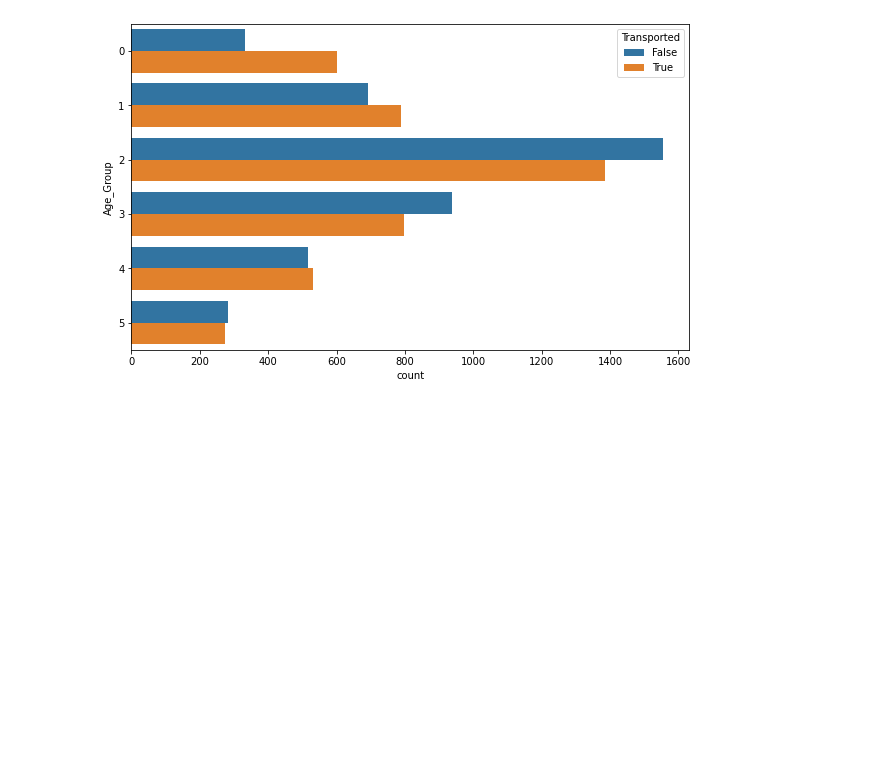
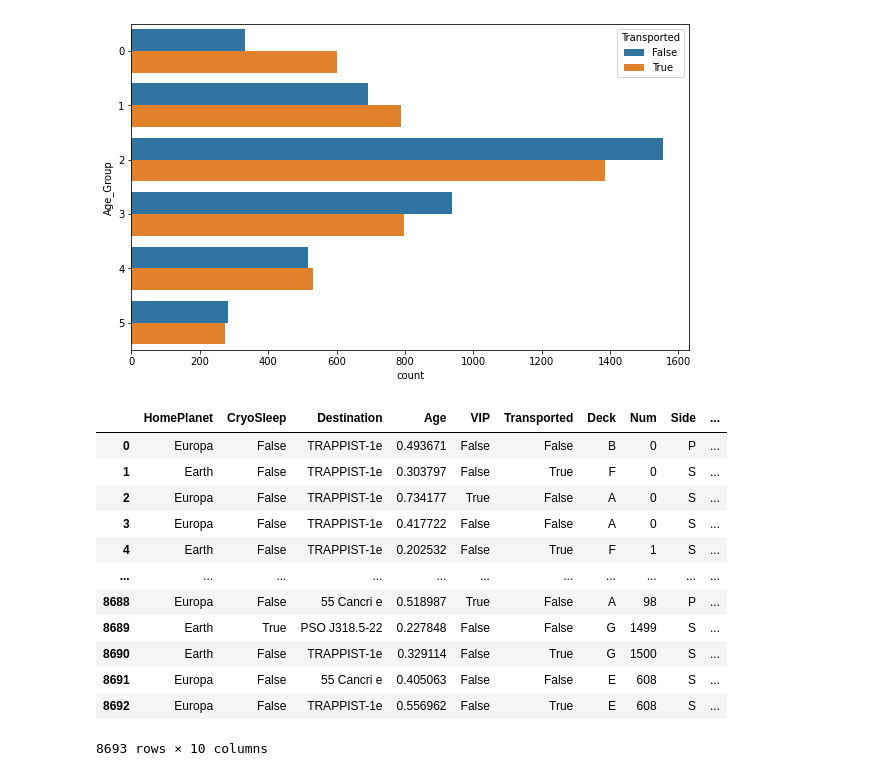
Before and after one commit to Arefe-Masnouie/kaggle_challanges, a Jupyter notebook: spaceship-titanic/code/spaceship.ipynb, the cells around one changed output. Drawn from its saved outputs; the diff is of its cells as text; code cells hidden in the pictures; blank space fills up the shorter version.

```diff
--- a/spaceship-titanic/code/spaceship.ipynb
+++ b/spaceship-titanic/code/spaceship.ipynb
@@ -289,3 +295,30 @@ sns.countplot(y=df['Age_Group'], hue= df['Transported'])
 # %% [output]
 <Axes: xlabel='count', ylabel='Age_Group'>
 [figure]
+# %%
+#normalizing the data
+numerical = df.select_dtypes(include=['float64']).columns
+def normalize(x):
+    return (x - x.min()) / (x.max() - x.min())
+
+# Apply normalization only to numeric columns
+# Use iloc to access columns by integer position
+for col in numerical:
+    df[col] = normalize(df[col])
+
+#normalizing the data
+df
+# %% [output]
+|  | HomePlanet | CryoSleep | Destination | Age | VIP | Transported | Deck | Num | Side | ... |
+| 0 | Europa | False | TRAPPIST-1e | 0.493671 | False | False | B | 0 | P | ... |
+| 1 | Earth | False | TRAPPIST-1e | 0.303797 | False | True | F | 0 | S | ... |
+| 2 | Europa | False | TRAPPIST-1e | 0.734177 | True | False | A | 0 | S | ... |
+| 3 | Europa | False | TRAPPIST-1e | 0.417722 | False | False | A | 0 | S | ... |
+| 4 | Earth | False | TRAPPIST-1e | 0.202532 | False | True | F | 1 | S | ... |
+| ... | ... | ... | ... | ... | ... | ... | ... | ... | ... | ... |
+| 8688 | Europa | False | 55 Cancri e | 0.518987 | True | False | A | 98 | P | ... |
+| 8689 | Earth | True | PSO J318.5-22 | 0.227848 | False | False | G | 1499 | S | ... |
+| 8690 | Earth | False | TRAPPIST-1e | 0.329114 | False | True | G | 1500 | S | ... |
+| 8691 | Europa | False | 55 Cancri e | 0.405063 | False | False | E | 608 | S | ... |
+| 8692 | Europa | False | TRAPPIST-1e | 0.556962 | False | True | E | 608 | S | ... |
+8693 rows × 10 columns
```
Also changed, not shown: parts of 6 cells of this notebook.
